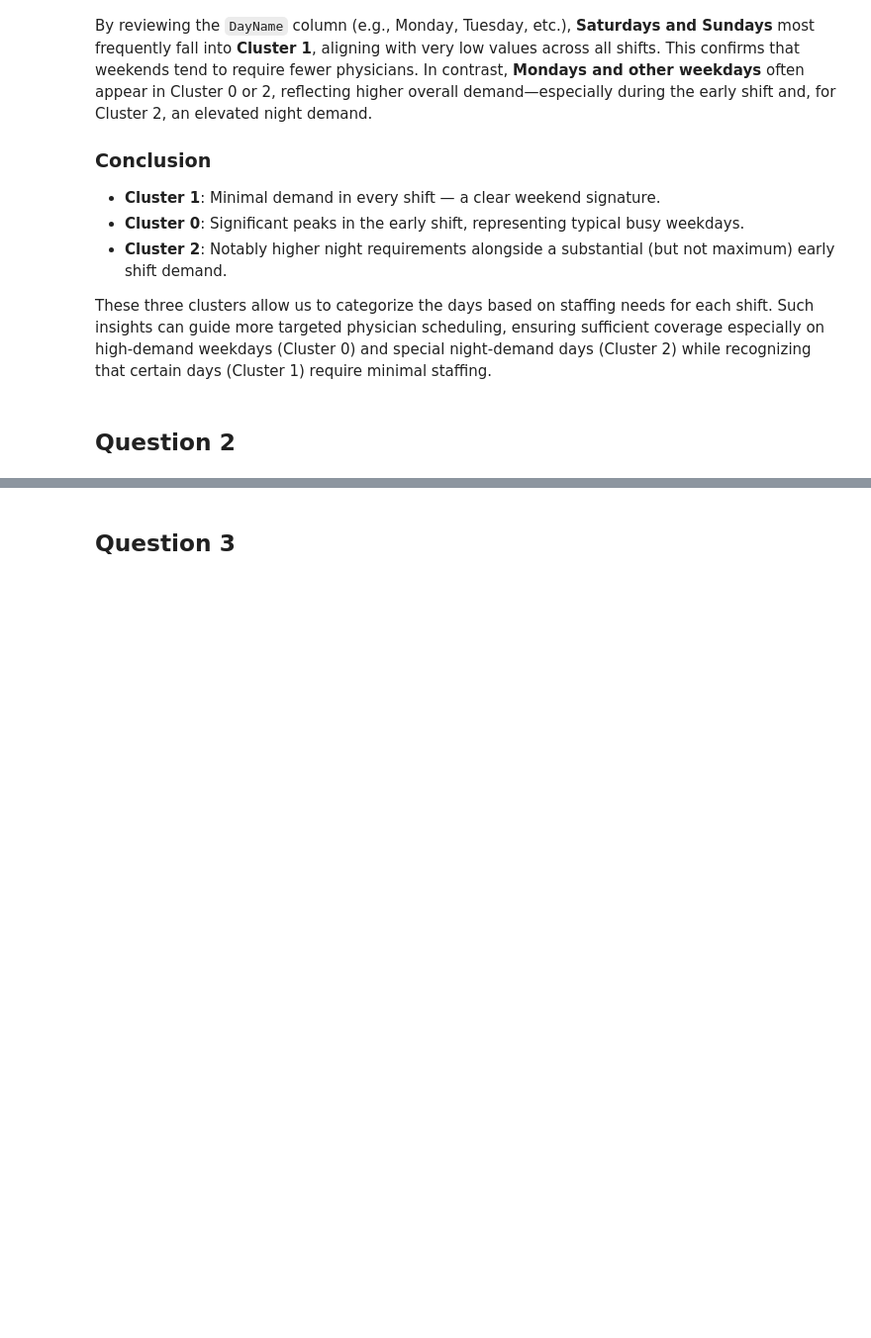
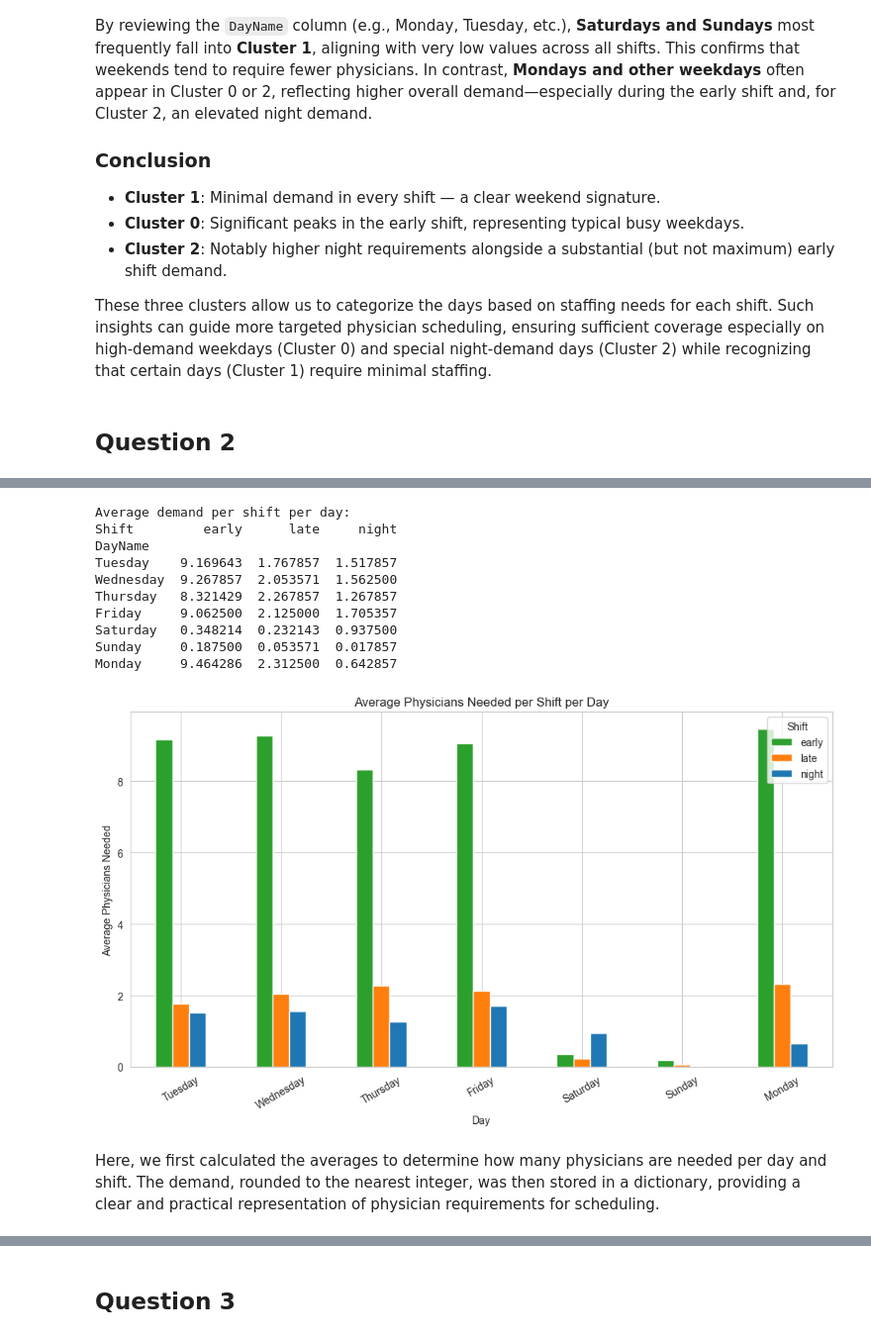
Before and after one commit to mbernahr/Prescriptive_Analytics, a Jupyter notebook: PA_Project.ipynb, the cells around one changed output, grey strips where cells are left out. Shown at 99% size. Saved outputs shown, nothing was run; the diff lists cells and outputs as text; code cells hidden in the pictures; blank space fills up the shorter version.

```diff
--- a/PA_Project.ipynb
+++ b/PA_Project.ipynb
@@ -476,0 +559,43 @@ These three clusters allow us to categorize the days based on staffing needs for
+# %%
+# Mean values from stats_by_day_shift
+day_order = list(days_dict.values())
+
+avg_shift_day = stats_by_day_shift.pivot(
+    index="DayName",
+    columns="Shift",
+    values="mean"
+)
+
+avg_shift_day = avg_shift_day.reindex(day_order)
+
+print("Average demand per shift per day:")
+print(avg_shift_day)
+
+# Colors for shifts
+shift_colors = {"Night": "#1f77b4", "Early": "#2ca02c", "Late": "#ff7f0e"}
+
+# Barplot
+avg_shift_day.plot(
+    kind="bar",
+    figsize=(10, 6),
+    color=[shift_colors["Early"], shift_colors["Late"], shift_colors["Night"]]
+)
+plt.title("Average Physicians Needed per Shift per Day")
+plt.ylabel("Average Physicians Needed")
+plt.xlabel("Day")
+plt.xticks(rotation=30)
+plt.legend(title="Shift")
+plt.tight_layout()
+plt.show()
+# %% [output]
+Average demand per shift per day:
+Shift         early      late     night
+DayName
+Tuesday    9.169643  1.767857  1.517857
+Wednesday  9.267857  2.053571  1.562500
+Thursday   8.321429  2.267857  1.267857
+Friday     9.062500  2.125000  1.705357
+Saturday   0.348214  0.232143  0.937500
+Sunday     0.187500  0.053571  0.017857
+Monday     9.464286  2.312500  0.642857
+[figure, added]
@@ -476,0 +623,2 @@ These three clusters allow us to categorize the days based on staffing needs for
+# %% [markdown]
+Here, we first calculated the averages to determine how many physicians are needed per day and shift. The demand, rounded to the nearest integer, was then stored in a dictionary, providing a clear and practical representation of physician requirements for scheduling.
```
Also changed, not shown: parts of 13 cells of this notebook.
